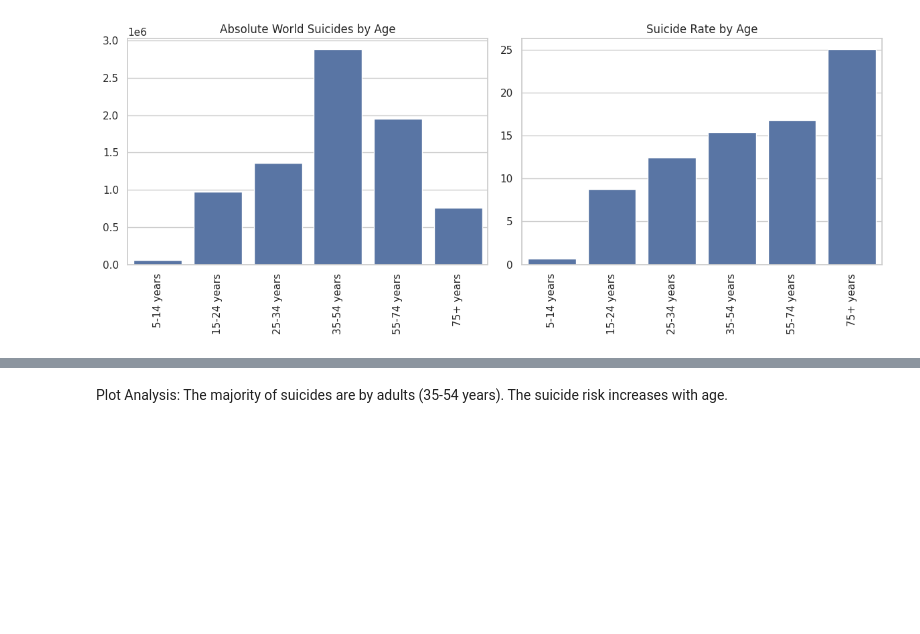
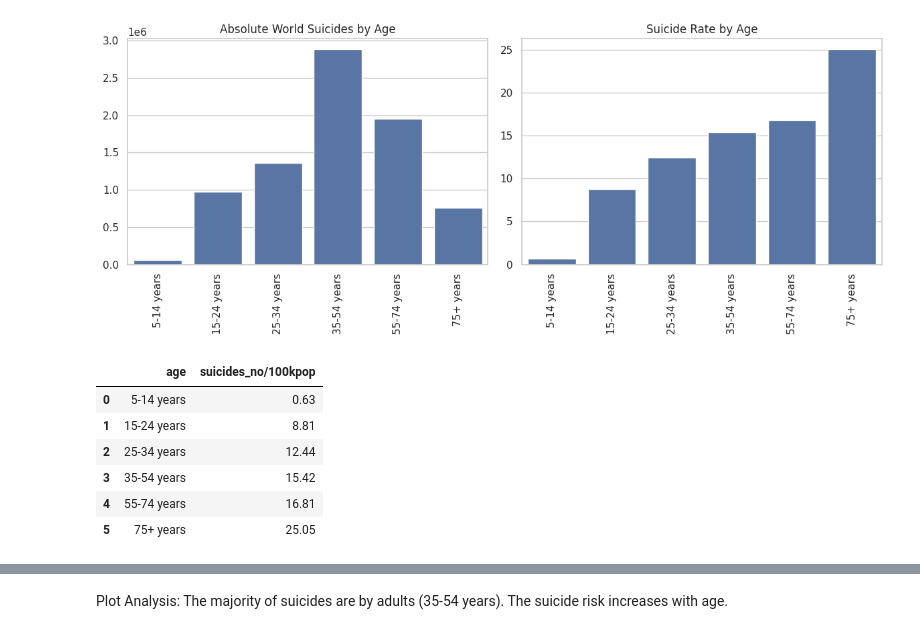
Before and after one commit to pdrzxzz/who-suicide-analysis, a Jupyter notebook: who_suicides_analysis.ipynb, the cells around one changed output, grey strips where cells are left out. Cells and saved outputs as stored; diff of their text form; code cells hidden in the pictures; blank space fills up the shorter version.

```diff
--- a/who_suicides_analysis.ipynb
+++ b/who_suicides_analysis.ipynb
@@ -220,3 +233,13 @@ plt.tight_layout()
 plt.show()
 # %% [output]
 [figure]
+# %%
+df_grouped
+# %% [output]
+|  | age | suicides_no/100kpop |
+| 0 | 5-14 years | 0.63 |
+| 1 | 15-24 years | 8.81 |
+| 2 | 25-34 years | 12.44 |
+| 3 | 35-54 years | 15.42 |
+| 4 | 55-74 years | 16.81 |
+| 5 | 75+ years | 25.05 |
```
Also changed, not shown: parts of 6 cells of this notebook.
